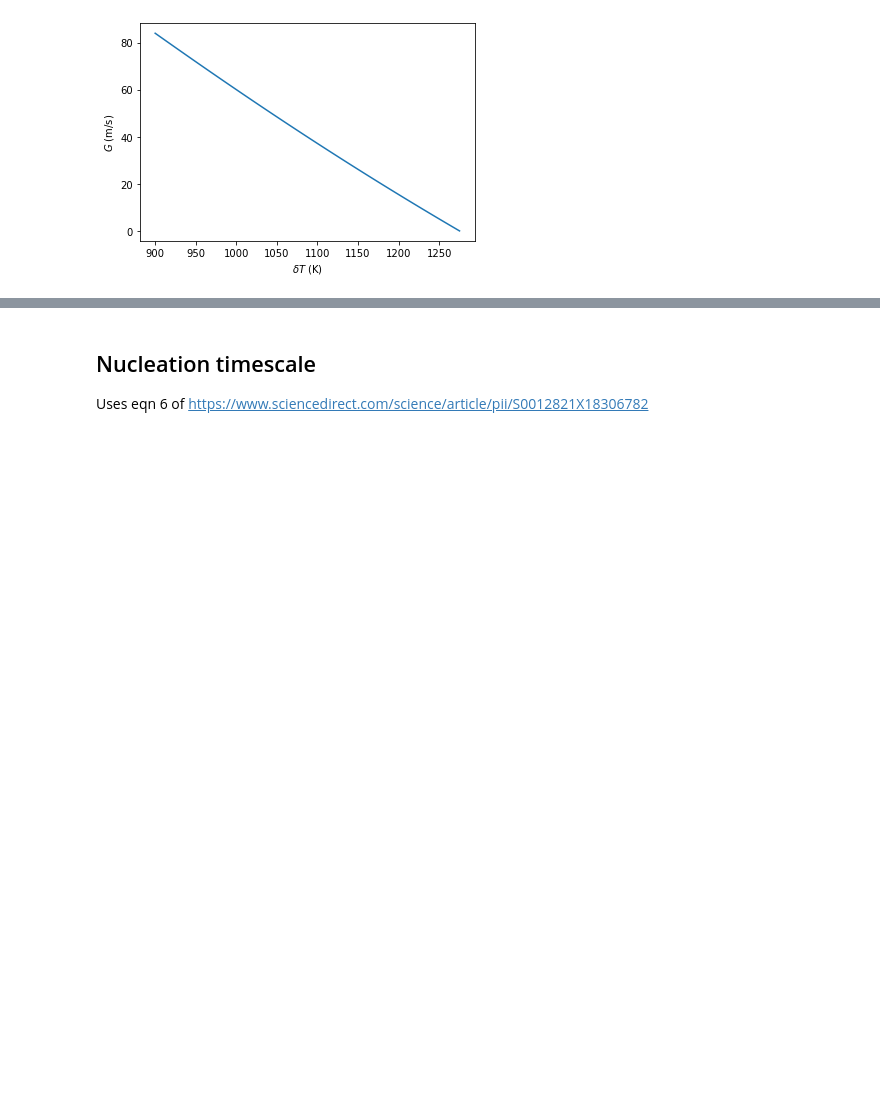
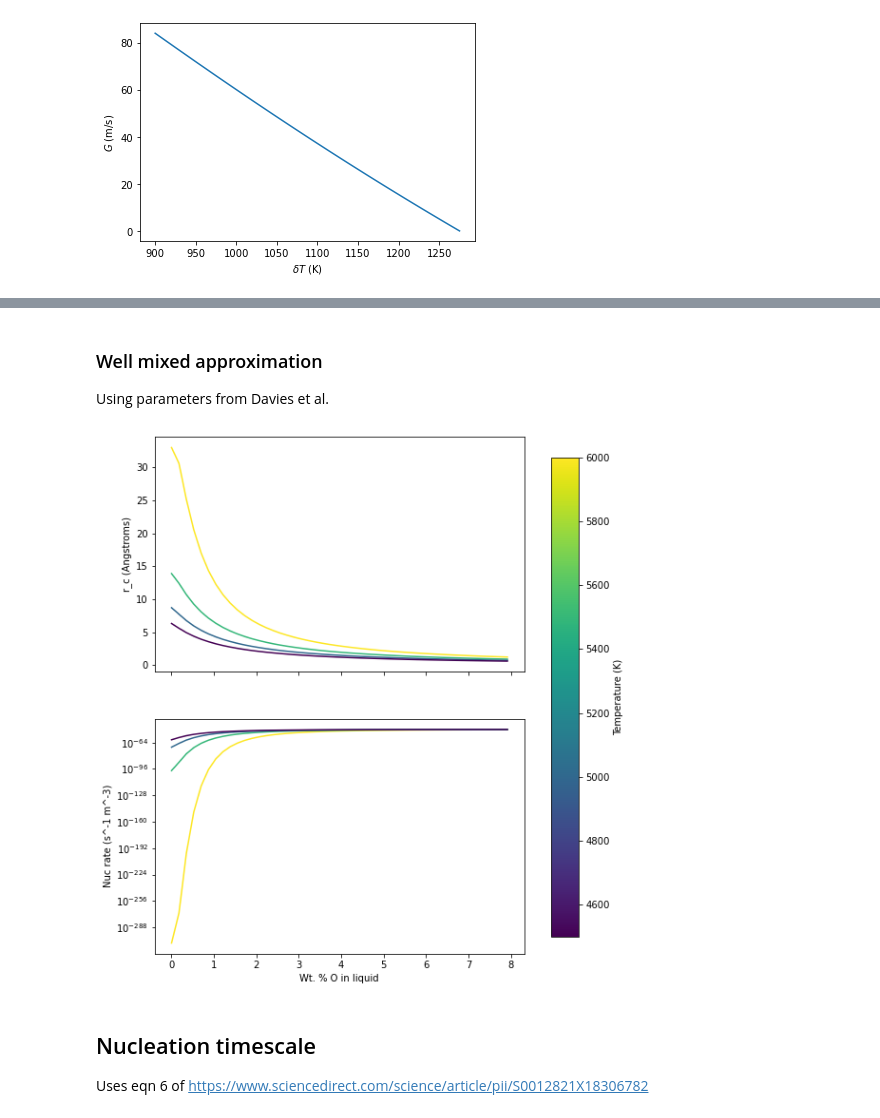
Before and after one commit to andreww/slurry, a Jupyter notebook: nucleation_and_growth.ipynb, the cells around one changed output, grey strips where cells are left out. Saved outputs shown, nothing was run; the diff lists cells and outputs as text; code cells hidden in the pictures; blank space fills up the shorter version.

Commit message:
Nuc with sensible O thermodynamics

```diff
--- a/nucleation_and_growth.ipynb
+++ b/nucleation_and_growth.ipynb
@@ -132,3 +178,48 @@ plt.show()
+# %% [markdown]
+### Well mixed approximation
+
+Using parameters from Davies et al.
+# %%
+p = 330 # GPa
+x = np.linspace(1.0, 0.7) # mol frac Fe
+ts = np.array([6000, 5500, 5000, 4500])
+gamma = 1.08 # J/m^2
+i0 = 0.71E-48 # s^-1 m^-3
+
+fig, ax = plt.subplots(nrows=2, sharex=True, figsize=(8,10))
+cmap=matplotlib.cm.ScalarMappable(cmap='viridis')
+cmap.set_clim(vmin=min(ts), vmax=max(ts))
+
+
+for t in ts:
+    _, g_fe, _ = feo_thermodynamics.solid_free_energies(x, p, t)
+    g_lq = feo_thermodynamics.liquid_free_energies(x, p, t)
+    g_sl = g_fe - g_lq# J/mol
+    _, mol_vol_solid, _ = feo_thermodynamics.solid_molar_volume(1.0, p, t)
+    g_sl = (g_sl / mol_vol_solid) * 100**3 # J/m^3
+
+    # r_c
+    ax[0].plot(feo_thermodynamics.mass_percent_o(x), (-2*gamma / g_sl)/1E-10,
+            color=cmap.to_rgba(t))
+    gc = (16.0 * np.pi * gamma**3) / (3.0 * g_sl**2)
+    ax[1].plot(feo_thermodynamics.mass_percent_o(x),
+               i0 * np.exp(- gc / (t * params.kb)),
+            color=cmap.to_rgba(t))
+
+ax[1].set_ylabel('Nuc rate (s^-1 m^-3)')
+ax[1].set_yscale('log')
+
+
+ax[1].set_xlabel('Wt. % O in liquid')
+ax[0].set_ylabel('r_c (Angstroms)')
+
+fig.subplots_adjust(right=0.8)
+cbar_ax = fig.add_axes([0.85, 0.15, 0.05, 0.7])
+cbar = fig.colorbar(cmap, cax=cbar_ax)
+cbar.set_label('Temperature (K)')
+plt.show()
+# %% [output]
+[figure, added]
 # %% [markdown]
 ## Nucleation timescale
 
```
Also changed, not shown: parts of 10 cells of this notebook, 1 other file.
